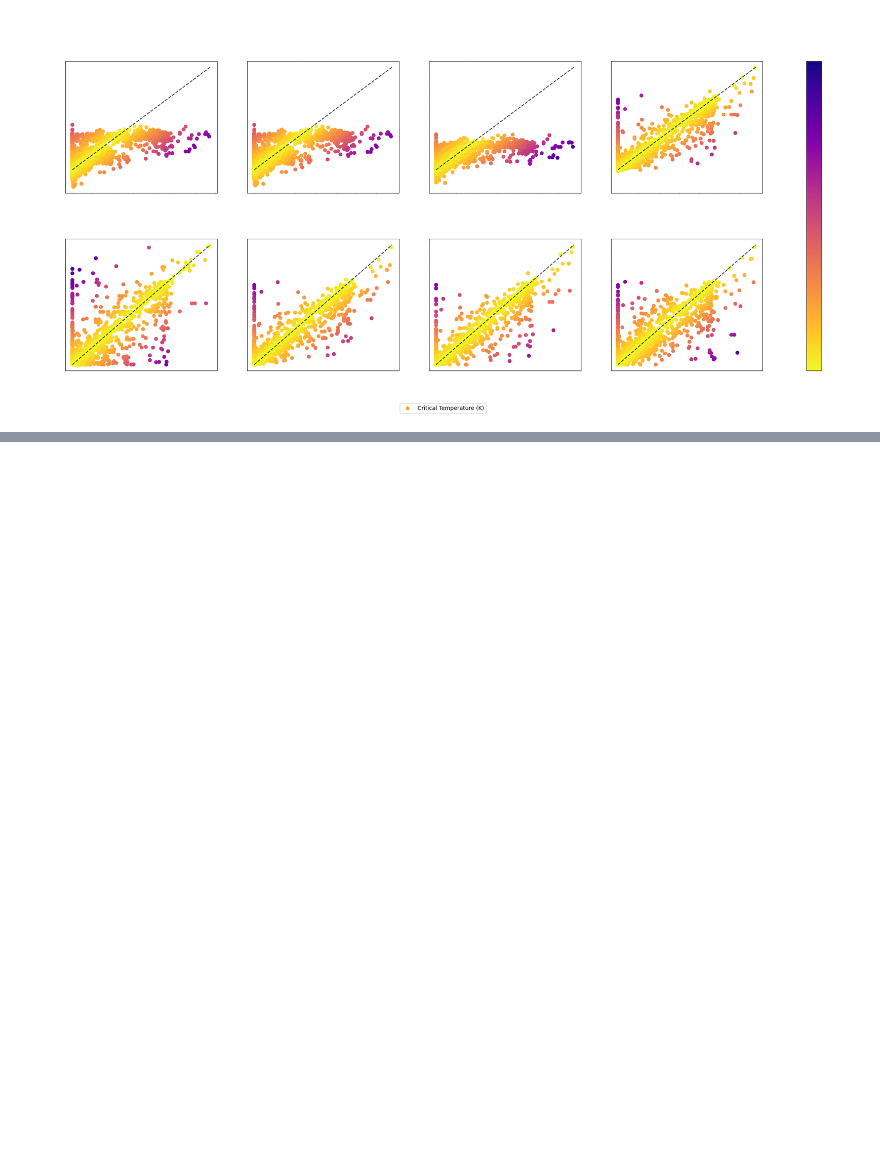
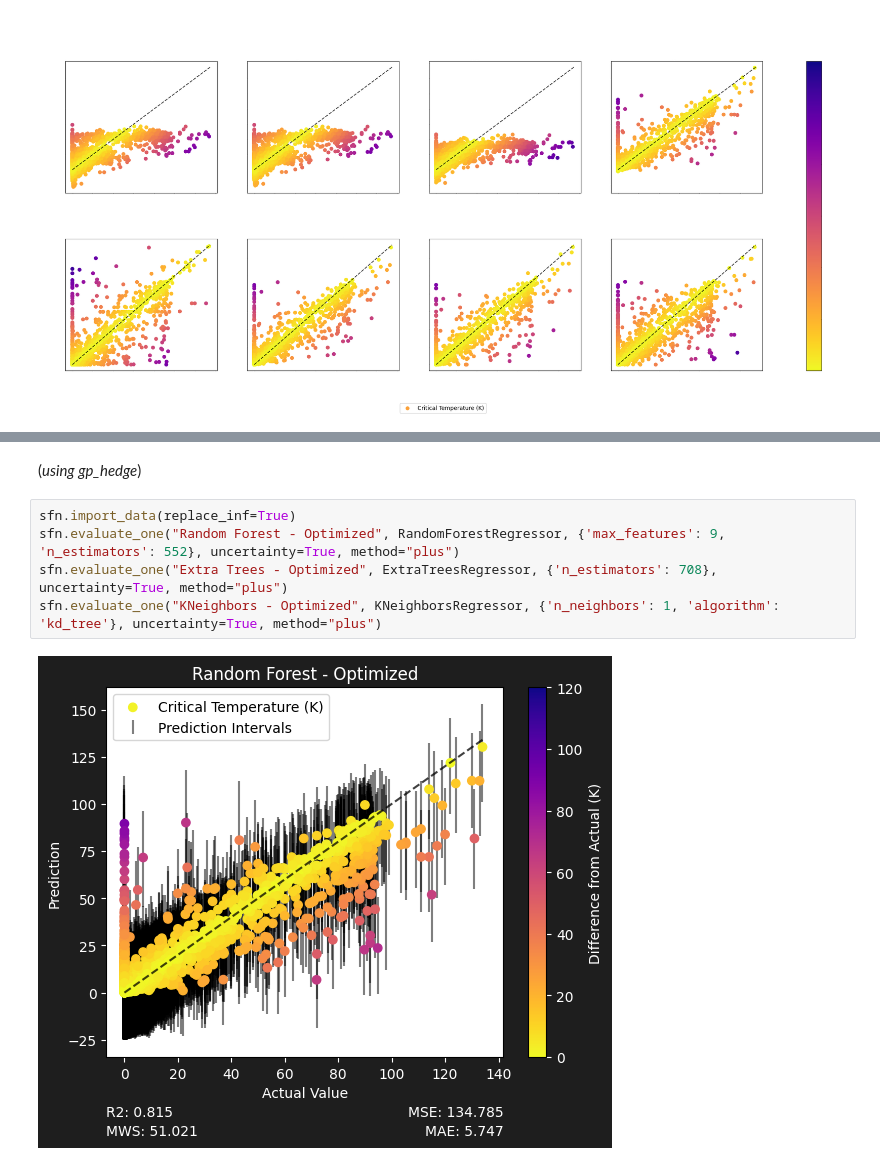
Before and after one commit to sylphrena0/classe, a Jupyter notebook: code/training.ipynb, the cells around one changed output, grey strips where cells are left out. Cells and saved outputs as stored; diff of their text form; blank space fills up the shorter version.

```diff
--- a/code/training.ipynb
+++ b/code/training.ipynb
@@ -134,0 +160,9 @@ sfn.evaluate(models, title="Prediction vs. Actual Value (CV) - Optimized", filen
+# %% [markdown]
+(*using gp_hedge*)
+# %%
+sfn.import_data(replace_inf=True)
+sfn.evaluate_one("Random Forest - Optimized", RandomForestRegressor, {'max_features': 9, 'n_estimators': 552}, uncertainty=True, method="plus")
+sfn.evaluate_one("Extra Trees - Optimized", ExtraTreesRegressor, {'n_estimators': 708}, uncertainty=True, method="plus")
+sfn.evaluate_one("KNeighbors - Optimized", KNeighborsRegressor, {'n_neighbors': 1, 'algorithm': 'kd_tree'}, uncertainty=True, method="plus")
+# %% [output]
+[figure, added]
```
Also changed, not shown: parts of 4 cells of this notebook, 1 other file.
